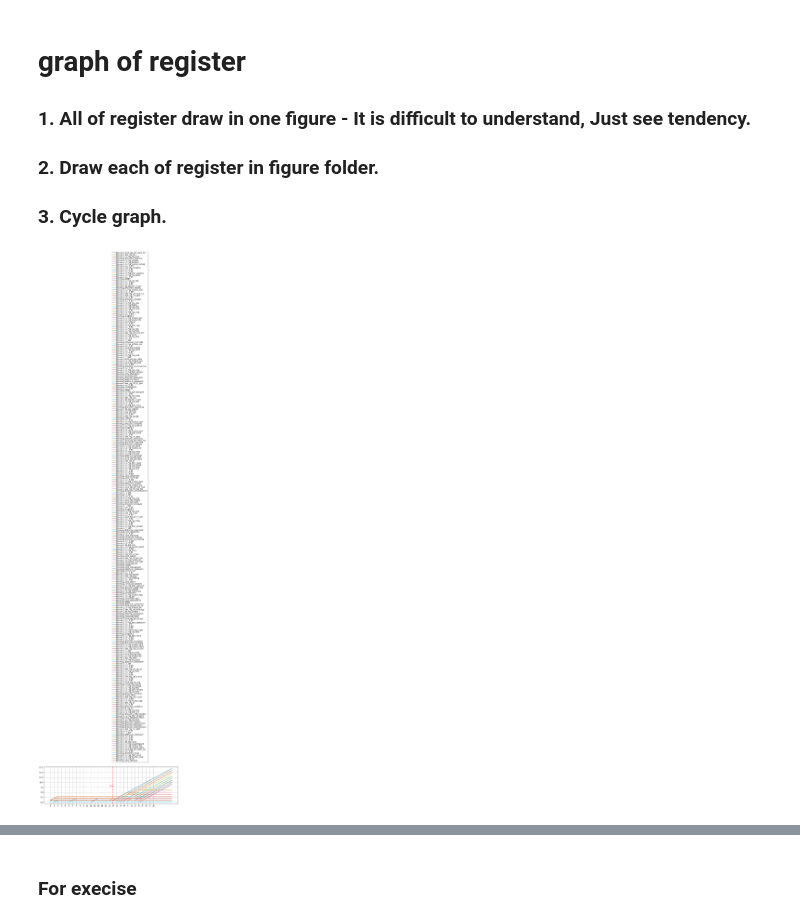
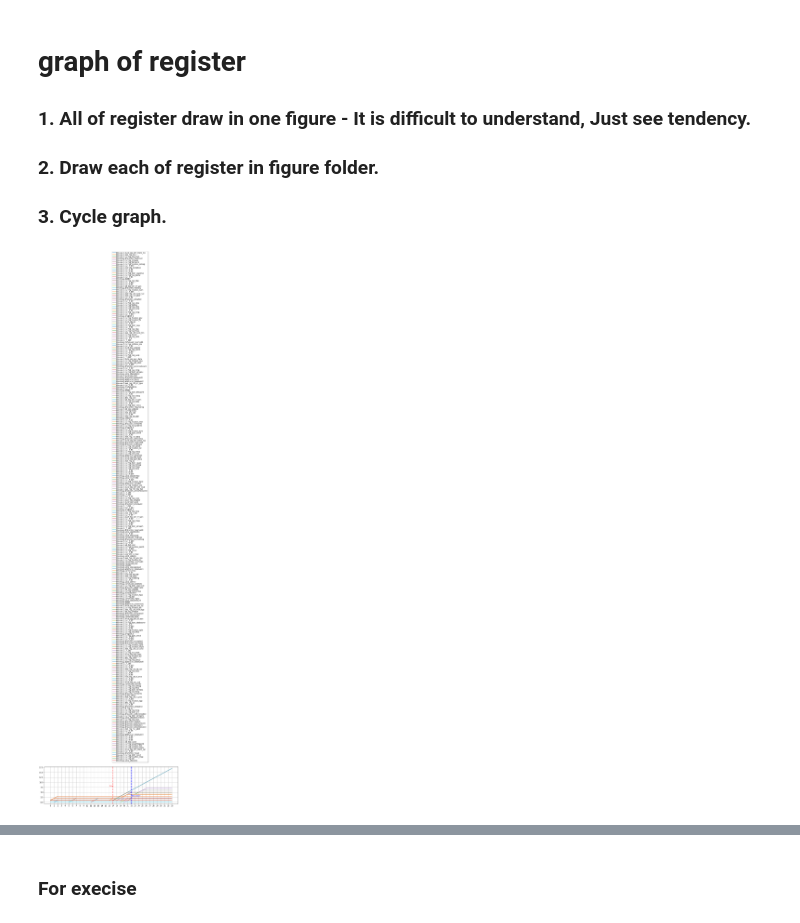
Before and after one commit to H0TSUN/Graph_meterial, a Jupyter notebook: graph_register.ipynb, the cells around one changed output, grey strips where cells are left out. Cells and saved outputs as stored; diff of their text form; code cells hidden in the pictures.

```diff
--- a/graph_register.ipynb
+++ b/graph_register.ipynb
@@ -10,38 +10,49 @@ import os
 import numpy as np
 import csv
 labels = []
+
+base_path = 'rv5_30_syMem'
+
 #data l
-with open('rv5_30_nop+/reg_result_count.csv', newline='') as csvfile:
+with open(base_path+'/reg_result_count.csv', newline='') as csvfile:
     reader = csv.reader(csvfile)
     for line in reader:
         x = np.arange(34)
         plt.plot(x, line[1:])
         labels.append(line[0])
-        plt.xticks(np.arange(0, 29, step=1))
+        plt.xticks(np.arange(0, 34, step=1))
+
 
 # detail config
 plt.legend(labels,
            loc='best', bbox_to_anchor=[0.5, 1.1],
            columnspacing=1.0, labelspacing=0.0,
            handletextpad=0.0, handlelength=2.0,
            fancybox=True, shadow=True)
 plt.grid(True)
 plt.yscale('linear')
 plt.axvline(17,color='r', linestyle='--', linewidth=3)
 plt.text(16, 8, s='reset', fontsize=10,color='r')
+plt.axvline(22,color='b', linestyle='--', linewidth=3)
+plt.text(22, 3, s='Add Done!', fontsize=10,color='b')
+#figure size
+plt.rcParams["figure.figsize"] = (14,4)
 
 #save path
-path = 'rv5_30_nop+/figures'
+path = base_path+'/figures'
+if not os.path.isdir(path):
+    os.mkdir(path)
 figname = 'all_of_figure.png'
 dest = os.path.join(path, figname)
+
 
 #file save
 plt.savefig(dest)
 plt.show()
 plt.cla()
 plt.close()
 # %% [output]
-[figure, old version]
+[figure, new version]
 # %%
 # 2. save each of register in path -> make_plots(path)
 from matplotlib import pyplot as plt, patches
```
Also changed, not shown: parts of 4 cells of this notebook.
